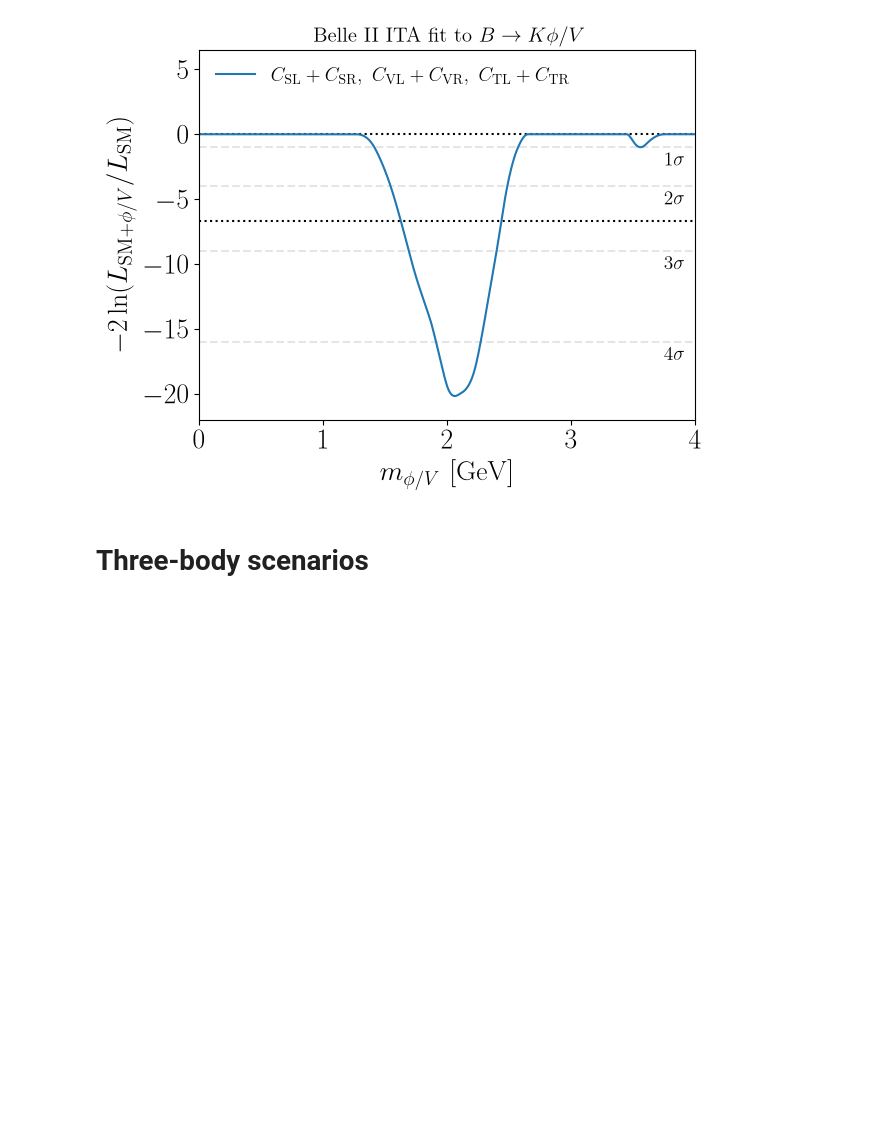
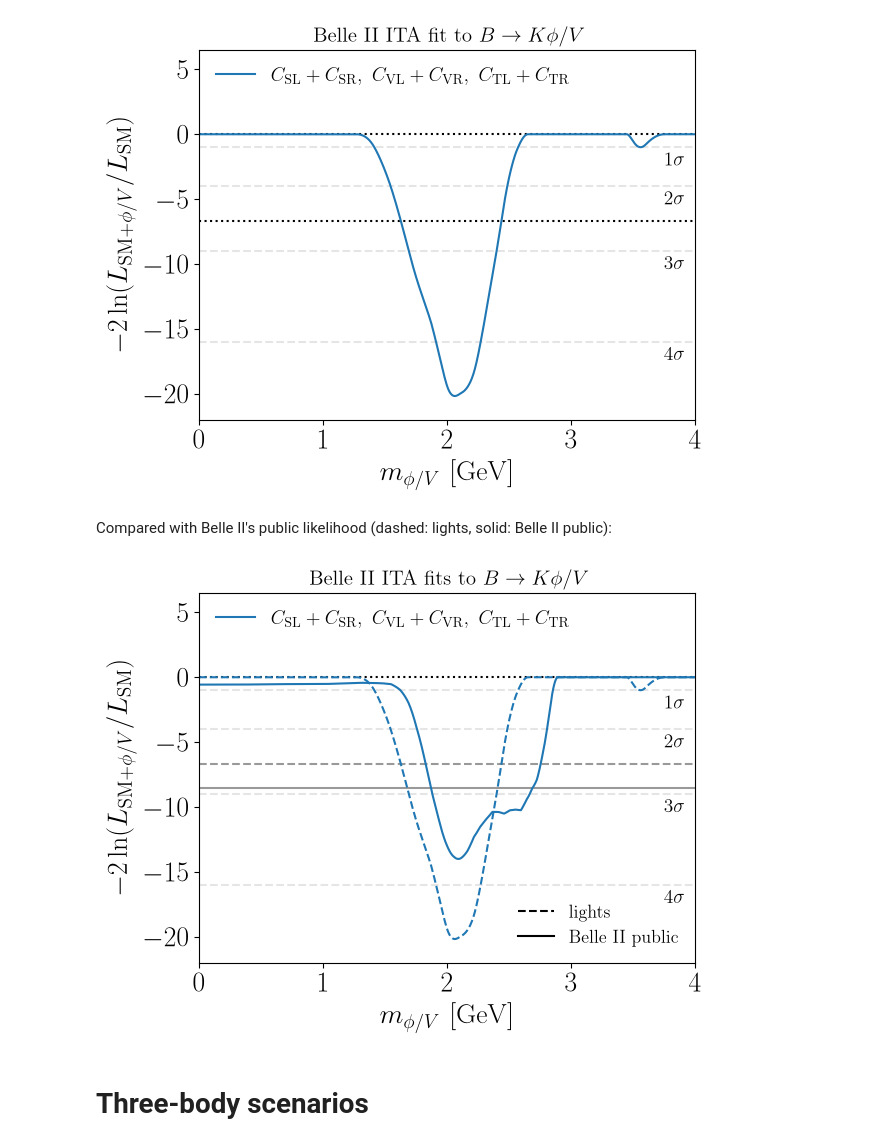
Before and after one commit to PatrickBolton/bk-invisible-fits, a Jupyter notebook: notebooks/03_NP_mass.ipynb, the cells around one changed output. Cells and saved outputs as stored; diff of their text form; code cells hidden in the pictures; blank space fills up the shorter version.

```diff
--- a/notebooks/03_NP_mass.ipynb
+++ b/notebooks/03_NP_mass.ipynb
@@ -10,18 +11,33 @@ import matplotlib.pyplot as plt
 SAVE_DIR = PLOTS_DIR / "mass_fits"
 setup_style()
 # %%
-# SM fit: Delta chi^2 of the best-fit SM signal strength relative to mu_SM = 1
-mu_min = min_logLL("BelleII").delta_chi2
+# SM fit: Delta chi^2 of the best-fit SM signal strength relative to mu_SM = 1, for the lights
+# Belle II likelihood and Belle II's public likelihood
+mu_min = {e: min_logLL(e).delta_chi2 for e in ("BelleII", "BelleII_public")}
 # %%
 def plot_mass_scans(mX_vals, scans, xlabel, ylabel, title, xlim, ylim, sigma_labels = 0,
-                    label_x = None, label_offset = 1., ncol = 1):
-    "Plot Delta chi^2 against the mass for each labelled scan."
+                    label_x = None, label_offset = 1., ncol = 1, public = None):
+    """Plot Delta chi^2 against the mass for each labelled scan.
+
+    public: the same scans with Belle II's public likelihood, drawn solid with the lights scans
+    dashed (the lower y limit is extended to fit them).
+    """
     fig, axes = plt.subplots(nrows = 1, ncols = 1)
     sigma_levels(axes, sigma_labels, label_x, label_offset)
     axes.axhline(0, ls = ':', color = 'k')
-    axes.axhline(mu_min, ls = ':', color = 'k')     # best-fit SM signal strength
-    for label, LL in scans.items():
-        axes.plot(mX_vals, LL, label = label)
+    if public is None:
+        axes.axhline(mu_min["BelleII"], ls = ':', color = 'k')     # best-fit SM signal strength
+        for label, LL in scans.items():
+            axes.plot(mX_vals, LL, label = label)
+    else:
+        for e, ls in (("BelleII", '--'), ("BelleII_public", '-')):
+            axes.axhline(mu_min[e], ls = ls, color = 'k', alpha = 0.4)
+        for i, label in enumerate(scans):
+            axes.plot(mX_vals, scans[label], color = f'C{i}', ls = '--')
+            axes.plot(mX_vals, public[label], color = f'C{i}', label = label)
+        styles = [Line2D([], [], color = 'k', ls = ls) for ls in ('--', '-')]
+        axes.add_artist(axes.legend(styles, ['lights', 'Belle II public'], loc = 'lower right', fontsize = 13, frameon = False))
+        ylim = (min(ylim[0], 1.1 * min(np.min(LL) for LL in public.values())), ylim[1])
     axes.set_xlim(*xlim)
     axes.set_ylim(*ylim)
     axes.set_xlabel(xlabel)
@@ -46,6 +62,16 @@ plot_mass_scans(mX_vals, LL_2body, r'$m_{\phi/V} \,\, [\mathrm{GeV}]$',
 plt.savefig(SAVE_DIR / "2body_mass.pdf", bbox_inches = 'tight')
 # %% [output]
 [figure]
+# %% [markdown]
+Compared with Belle II's public likelihood (dashed: lights, solid: Belle II public):
+# %%
+LL_2body_public = {label: mass_scan("BelleII_public", model, mX_vals) for label, model in models.items()}
+plot_mass_scans(mX_vals, LL_2body, r'$m_{\phi/V} \,\, [\mathrm{GeV}]$',
+                r'$-2\ln(L_{\mathrm{SM} + \phi/V}/L_\mathrm{SM})$', r'Belle~II ITA fits to $B\to K \phi/V$',
+                xlim = (0, 4), ylim = (-22, 6.5), sigma_labels = 4, label_x = 3.75, label_offset = 1.4, public = LL_2body_public)
+plt.savefig(SAVE_DIR / "2body_mass_public.pdf", bbox_inches = 'tight')
+# %% [output]
+[figure, added]
 # %% [markdown]
 # Three-body scenarios
 # %%
```
Also changed, not shown: parts of 12 cells of this notebook, 21 other files.
